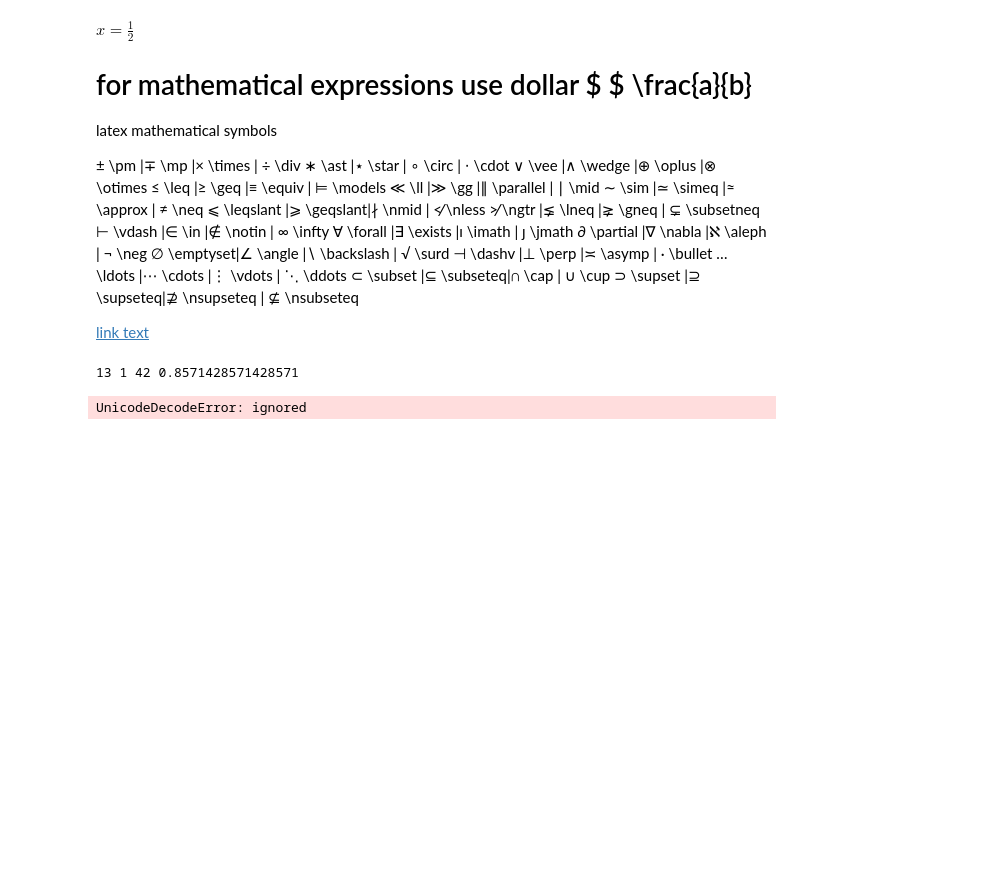
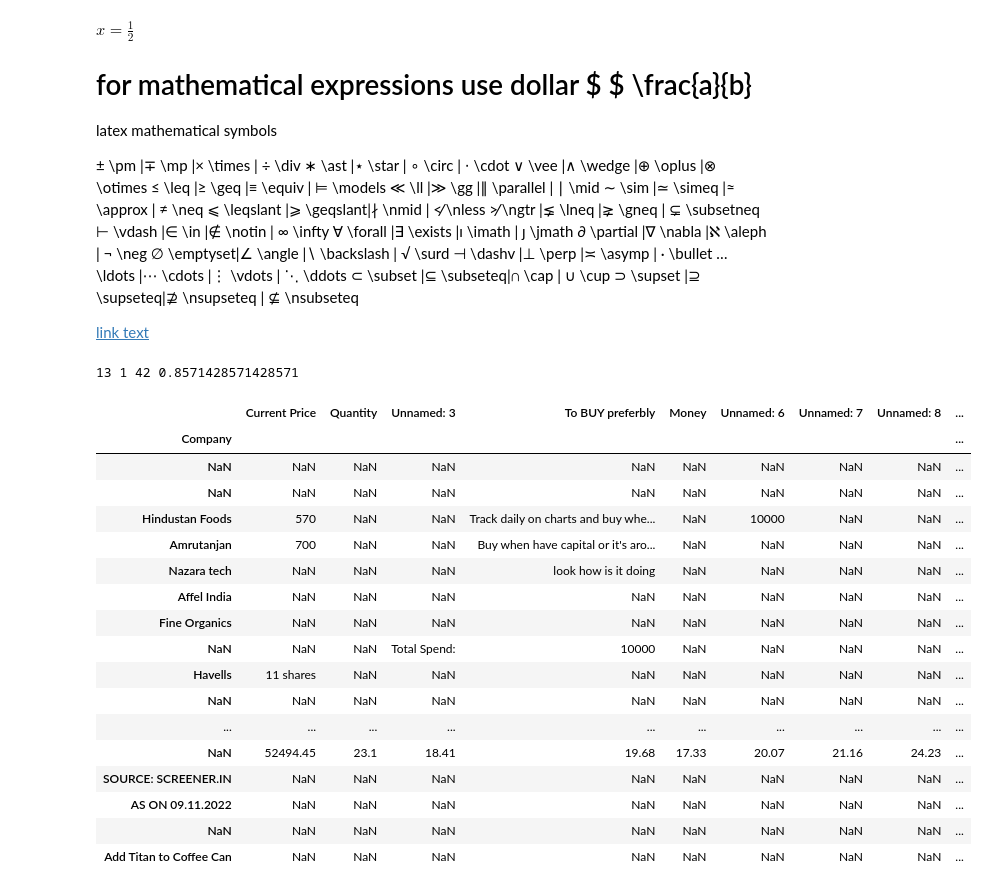
Before and after one commit to harshsinha-12/GoogleCollabTutorial, a Jupyter notebook: Tutorial.ipynb, the cells around one changed output. Cells and saved outputs as stored; diff of their text form; code cells hidden in the pictures; blank space fills up the shorter version.

```diff
--- a/Tutorial.ipynb
+++ b/Tutorial.ipynb
@@ -90,8 +90,26 @@ print(z, z1, z2, z3)
 # %%
 import pandas as pd
 
-pd.read_csv("drive/MyDrive/Portfolio.xlsx").head()
+pd.read_excel("drive/MyDrive/Portfolio.xlsx", index_col=0)
 
-# Error for xlsx
+# FOR csv use pd.read_csv ().head()
+#for xlsx pd.read_excel( ,index_col = 0)
 # %% [output]
-UnicodeDecodeError: ignored
+|  | Current Price | Quantity | Unnamed: 3 | To BUY preferbly | Money | Unnamed: 6 | Unnamed: 7 | Unnamed: 8 | ... |
+| Company |  |  |  |  |  |  |  |  | ... |
+| NaN | NaN | NaN | NaN | NaN | NaN | NaN | NaN | NaN | ... |
+| NaN | NaN | NaN | NaN | NaN | NaN | NaN | NaN | NaN | ... |
+| Hindustan Foods | 570 | NaN | NaN | Track daily on charts and buy whe... | NaN | 10000 | NaN | NaN | ... |
+| Amrutanjan | 700 | NaN | NaN | Buy when have capital or it's aro... | NaN | NaN | NaN | NaN | ... |
+| Nazara tech | NaN | NaN | NaN | look how is it doing | NaN | NaN | NaN | NaN | ... |
+| Affel India | NaN | NaN | NaN | NaN | NaN | NaN | NaN | NaN | ... |
+| Fine Organics | NaN | NaN | NaN | NaN | NaN | NaN | NaN | NaN | ... |
+| NaN | NaN | NaN | Total Spend: | 10000 | NaN | NaN | NaN | NaN | ... |
+| Havells | 11 shares | NaN | NaN | NaN | NaN | NaN | NaN | NaN | ... |
+| NaN | NaN | NaN | NaN | NaN | NaN | NaN | NaN | NaN | ... |
+| ... | ... | ... | ... | ... | ... | ... | ... | ... | ... |
+| NaN | 52494.45 | 23.1 | 18.41 | 19.68 | 17.33 | 20.07 | 21.16 | 24.23 | ... |
+| SOURCE: SCREENER.IN | NaN | NaN | NaN | NaN | NaN | NaN | NaN | NaN | ... |
+| AS ON 09.11.2022 | NaN | NaN | NaN | NaN | NaN | NaN | NaN | NaN | ... |
+| NaN | NaN | NaN | NaN | NaN | NaN | NaN | NaN | NaN | ... |
+| Add Titan to Coffee Can | NaN | NaN | NaN | NaN | NaN | NaN | NaN | NaN | ... |
```
